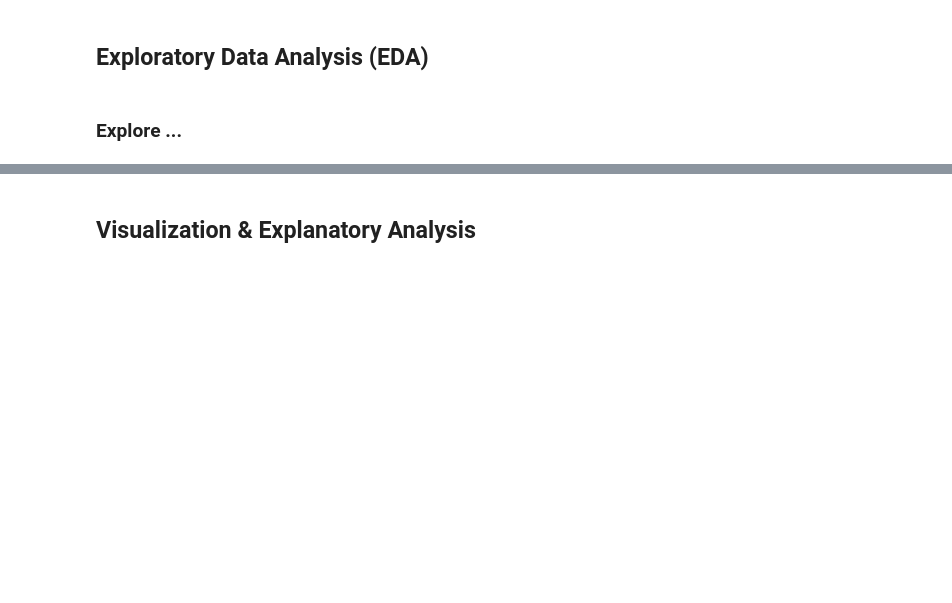
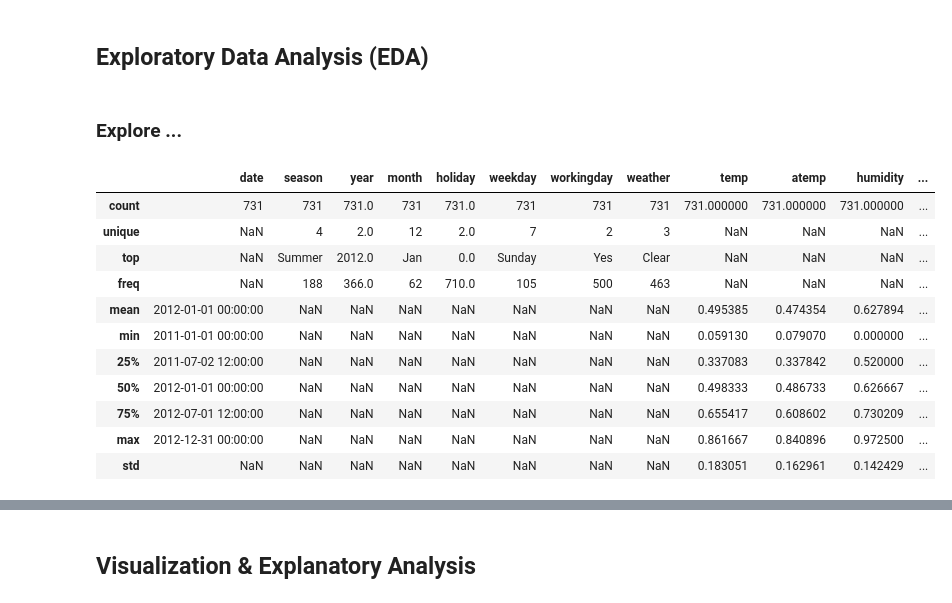
Before and after one commit to mhmdarieffh/Bike-Share-Project, a Jupyter notebook: Proyek_Analisis_Data.ipynb, the cells around one changed output, grey strips where cells are left out. Saved outputs shown, nothing was run; the diff lists cells and outputs as text; code cells hidden in the pictures; blank space fills up the shorter version.

```diff
--- a/Proyek_Analisis_Data.ipynb
+++ b/Proyek_Analisis_Data.ipynb
@@ -223,3 +223,18 @@ days_df.head(10)
 ## Exploratory Data Analysis (EDA)
 # %% [markdown]
 ### Explore ...
+# %%
+days_df.describe(include="all")
+# %% [output]
+|  | date | season | year | month | holiday | weekday | workingday | weather | temp | atemp | humidity | ... |
+| count | 731 | 731 | 731.0 | 731 | 731.0 | 731 | 731 | 731 | 731.000000 | 731.000000 | 731.000000 | ... |
+| unique | NaN | 4 | 2.0 | 12 | 2.0 | 7 | 2 | 3 | NaN | NaN | NaN | ... |
+| top | NaN | Summer | 2012.0 | Jan | 0.0 | Sunday | Yes | Clear | NaN | NaN | NaN | ... |
+| freq | NaN | 188 | 366.0 | 62 | 710.0 | 105 | 500 | 463 | NaN | NaN | NaN | ... |
+| mean | 2012-01-01 00:00:00 | NaN | NaN | NaN | NaN | NaN | NaN | NaN | 0.495385 | 0.474354 | 0.627894 | ... |
+| min | 2011-01-01 00:00:00 | NaN | NaN | NaN | NaN | NaN | NaN | NaN | 0.059130 | 0.079070 | 0.000000 | ... |
+| 25% | 2011-07-02 12:00:00 | NaN | NaN | NaN | NaN | NaN | NaN | NaN | 0.337083 | 0.337842 | 0.520000 | ... |
+| 50% | 2012-01-01 00:00:00 | NaN | NaN | NaN | NaN | NaN | NaN | NaN | 0.498333 | 0.486733 | 0.626667 | ... |
+| 75% | 2012-07-01 12:00:00 | NaN | NaN | NaN | NaN | NaN | NaN | NaN | 0.655417 | 0.608602 | 0.730209 | ... |
+| max | 2012-12-31 00:00:00 | NaN | NaN | NaN | NaN | NaN | NaN | NaN | 0.861667 | 0.840896 | 0.972500 | ... |
+| std | NaN | NaN | NaN | NaN | NaN | NaN | NaN | NaN | 0.183051 | 0.162961 | 0.142429 | ... |
```
Also changed, not shown: parts of 17 cells of this notebook, 4 other files.
